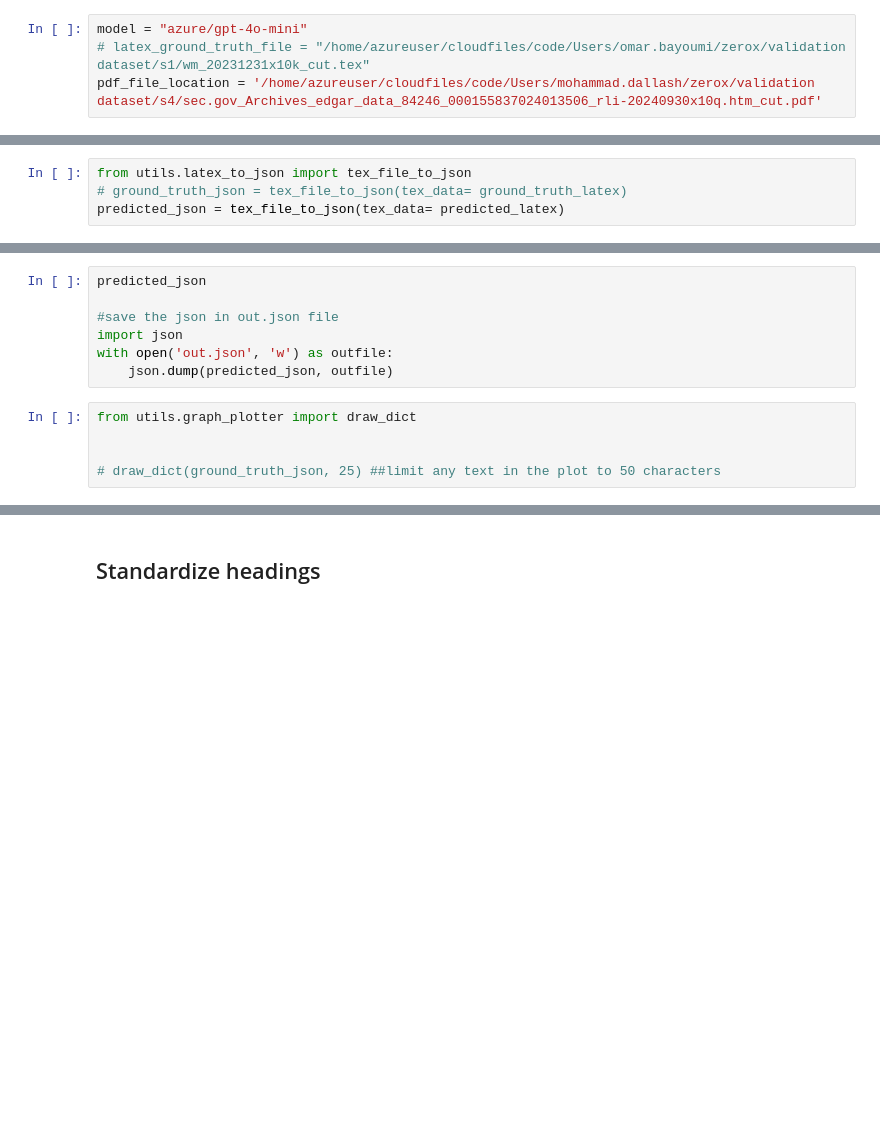
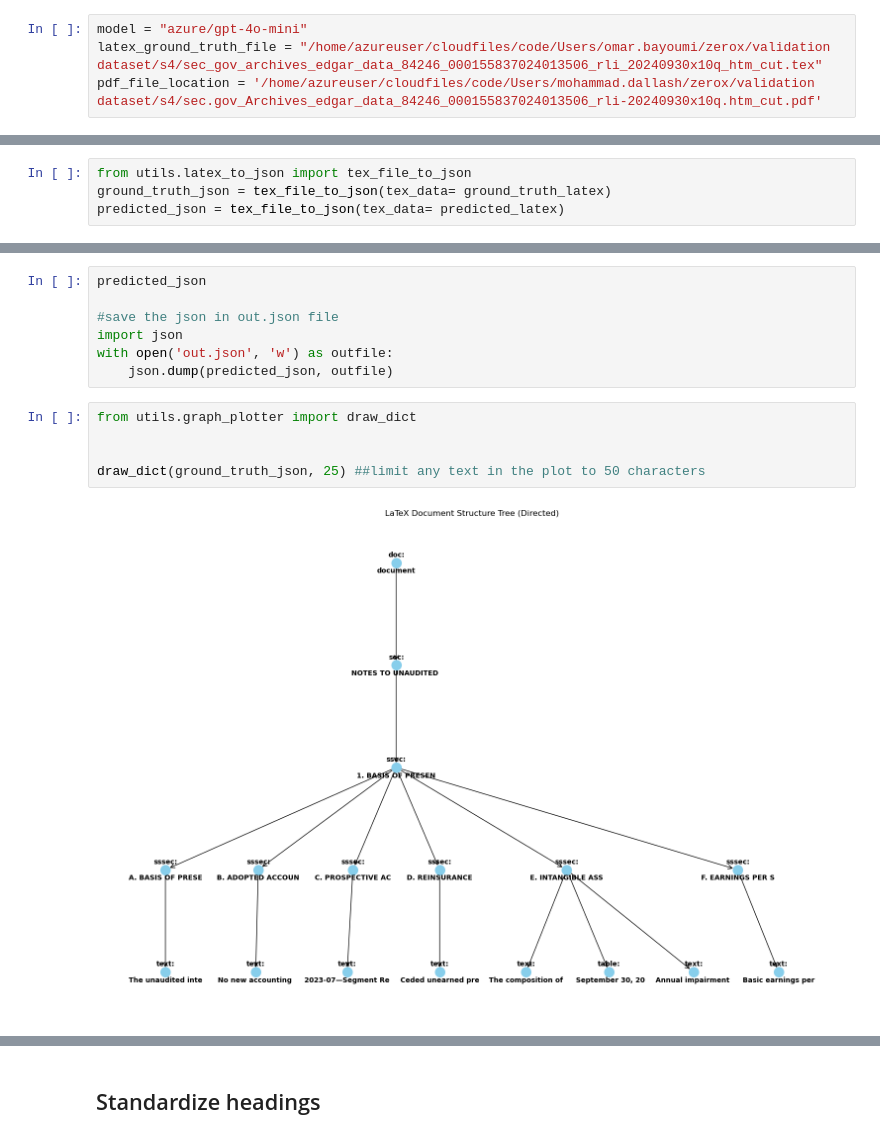
Before and after one commit to mokita-ai/zerox, a Jupyter notebook: py_zerox/notebooks/full_pipeline.ipynb, the cells around one changed output, grey strips where cells are left out. Cells and saved outputs as stored; diff of their text form; blank space fills up the shorter version.

```diff
--- a/py_zerox/notebooks/full_pipeline.ipynb
+++ b/py_zerox/notebooks/full_pipeline.ipynb
@@ -21,7 +21,7 @@ print(fs_examples)
 ## Parmaters
 # %%
 model = "azure/gpt-4o-mini"
-# latex_ground_truth_file = "/home/azureuser/cloudfiles/code/Users/omar.bayoumi/zerox/validation dataset/s1/wm_20231231x10k_cut.tex"
+latex_ground_truth_file = "/home/azureuser/cloudfiles/code/Users/omar.bayoumi/zerox/validation dataset/s4/sec_gov_archives_edgar_data_84246_000155837024013506_rli_20240930x10q_htm_cut.tex"
 pdf_file_location = '/home/azureuser/cloudfiles/code/Users/mohammad.dallash/zerox/validation dataset/s4/sec.gov_Archives_edgar_data_84246_000155837024013506_rli-20240930x10q.htm_cut.pdf'
 # %%
 
@@ -123,5 +163,5 @@ with open(latex_ground_truth_file) as f:
     ground_truth_latex = f.read()
 # %%
 from utils.latex_to_json import tex_file_to_json
-# ground_truth_json = tex_file_to_json(tex_data= ground_truth_latex)
+ground_truth_json = tex_file_to_json(tex_data= ground_truth_latex)
 predicted_json = tex_file_to_json(tex_data= predicted_latex)
@@ -135,8 +215,10 @@ with open('out.json', 'w') as outfile:
 # %%
 from utils.graph_plotter import draw_dict
 
 
-# draw_dict(ground_truth_json, 25) ##limit any text in the plot to 50 characters
+draw_dict(ground_truth_json, 25) ##limit any text in the plot to 50 characters
+# %% [output]
+[figure, added]
 # %%
 draw_dict(predicted_json, text_limit=25)
 # %% [output]
```
Also changed, not shown: parts of 15 cells of this notebook, 4 other files.
